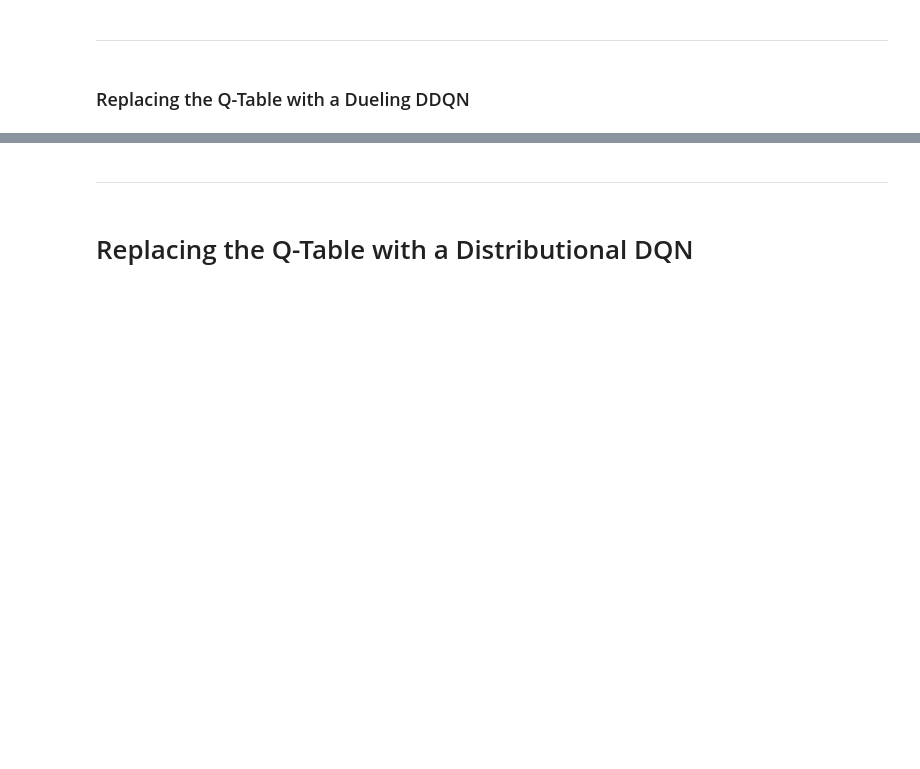
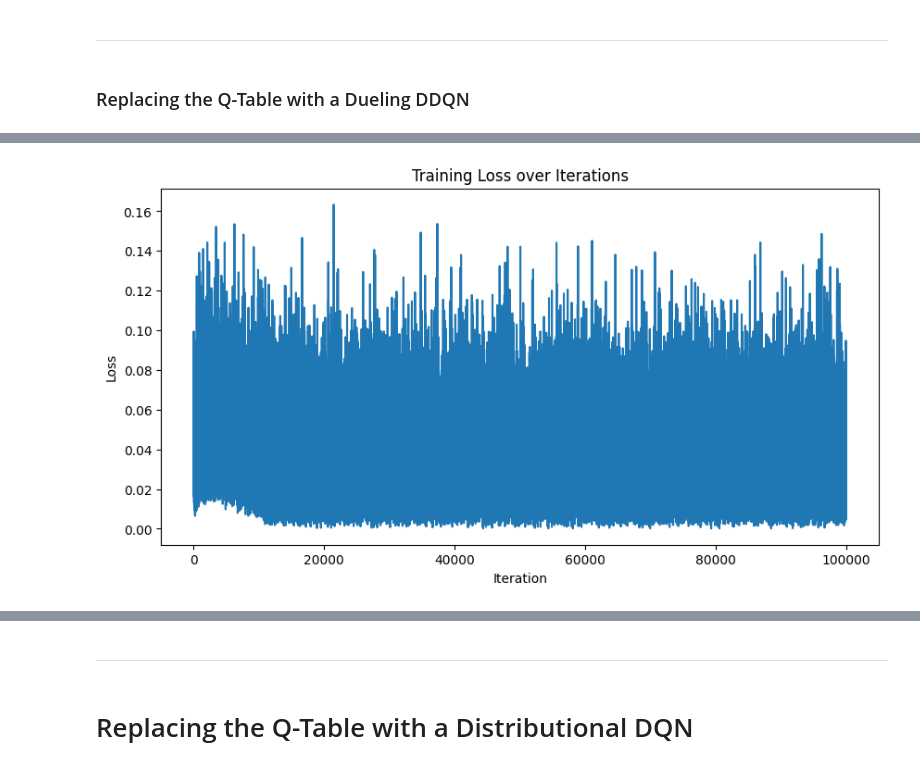
Before and after one commit to RuoqingEvelineWang/CS5446, a Jupyter notebook: notebooks/Celine-Hypotension.ipynb, the cells around one changed output, grey strips where cells are left out. Cells and saved outputs as stored; diff of their text form; code cells hidden in the pictures; blank space fills up the shorter version.

Commit message:
Add conservative q-learning in dueling ddqn

```diff
--- a/notebooks/Celine-Hypotension.ipynb
+++ b/notebooks/Celine-Hypotension.ipynb
@@ -187,15 +187,16 @@ for index, row in df.iterrows():
 
 num_iterations = 100
 step_size = 0.1
+discount_factor = 0.99  # Changed discount factor to 0.99
 diff_tracker = np.zeros((num_iterations, 1))
 for Q_iter in range(num_iterations):
     Q_old = Q.copy()
     for index, row in df.iterrows():
-        # Discount factor gamma = 1
+        # Discount factor gamma = 0.99
         state_number = int(row['state_number'])
         action_number = int(row['action_number'])
         state_number_tp1 = int(row['state_number_tp1'])
-        Q[state_number, action_number] += step_size * (row['reward'] + np.nanmax(Q[state_number_tp1, :]) - Q[state_number, action_number])
+        Q[state_number, action_number] += step_size * (row['reward'] + discount_factor * np.nanmax(Q[state_number_tp1, :]) - Q[state_number, action_number])
     diff_tracker[Q_iter] = np.nanmean(np.abs(Q-Q_old))
     print([Q_iter, diff_tracker[Q_iter]])
 # %% [output]
@@ -420,10 +454,17 @@ for index, row in df.iterrows():
     # add transition to buffer
     buffer.add(state, action, reward, next_state, done)
 
+
+# Store loss values
+loss_values = []
+
+
 for iteration in range(num_iterations):
     total_loss = 0
-    loss = train_dueling_ddqn(dueling_dqn, target_dqn, buffer, optimizer, batch_size, gamma, tau)
+    loss = train_conservative_dueling_ddqn(dueling_dqn, target_dqn, buffer, optimizer, batch_size, gamma, tau)
     total_loss += loss
+    loss_values.append(loss)  # Append the loss value to the list
+
 
     if iteration == 0:
         print(f'Iteration: {iteration+1}, Loss: {total_loss}')
@@ -432,3 +473,12 @@ for iteration in range(num_iterations):
         avg_loss = total_loss / 1000
         print(f'Iteration: {iteration+1}, Avg Loss: {avg_loss}')
         total_loss = 0.0
+
+# Plot the loss values
+plt.figure(figsize=(10, 5))
+plt.plot(loss_values)
+plt.title('Training Loss over Iterations')
+plt.xlabel('Iteration')
+plt.ylabel('Loss')
+plt.show()
+# %% [output]
@@ -435,3 +502,4 @@ for iteration in range(num_iterations):
+[figure, added]
 # %%
 import numpy as np
 import seaborn as sns
```
Also changed, not shown: parts of 13 cells of this notebook.
